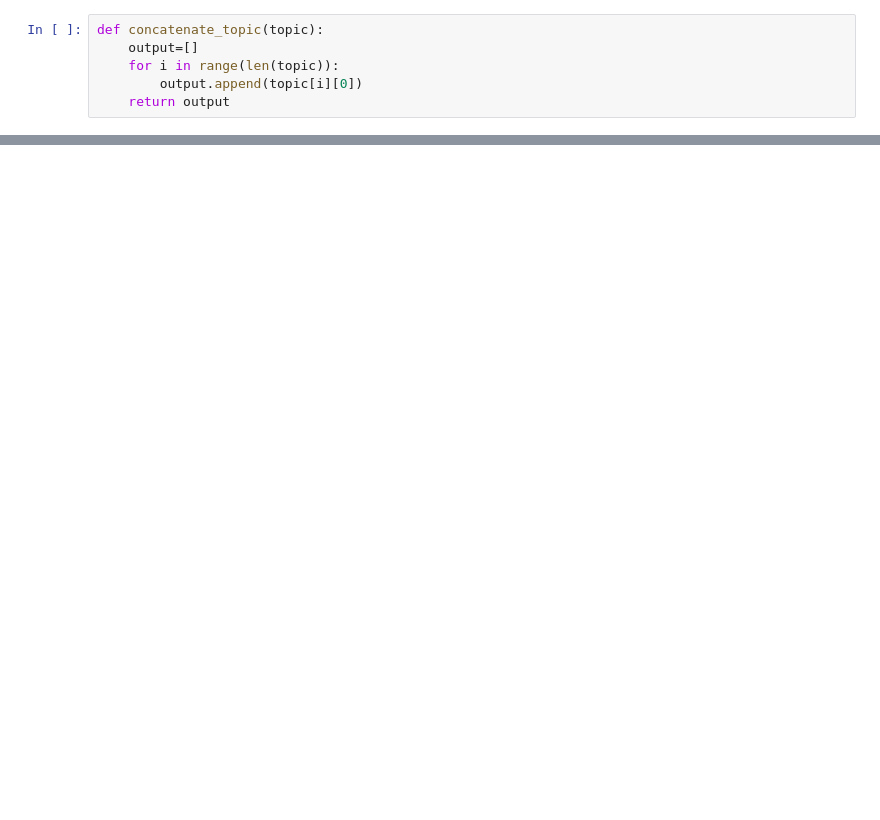
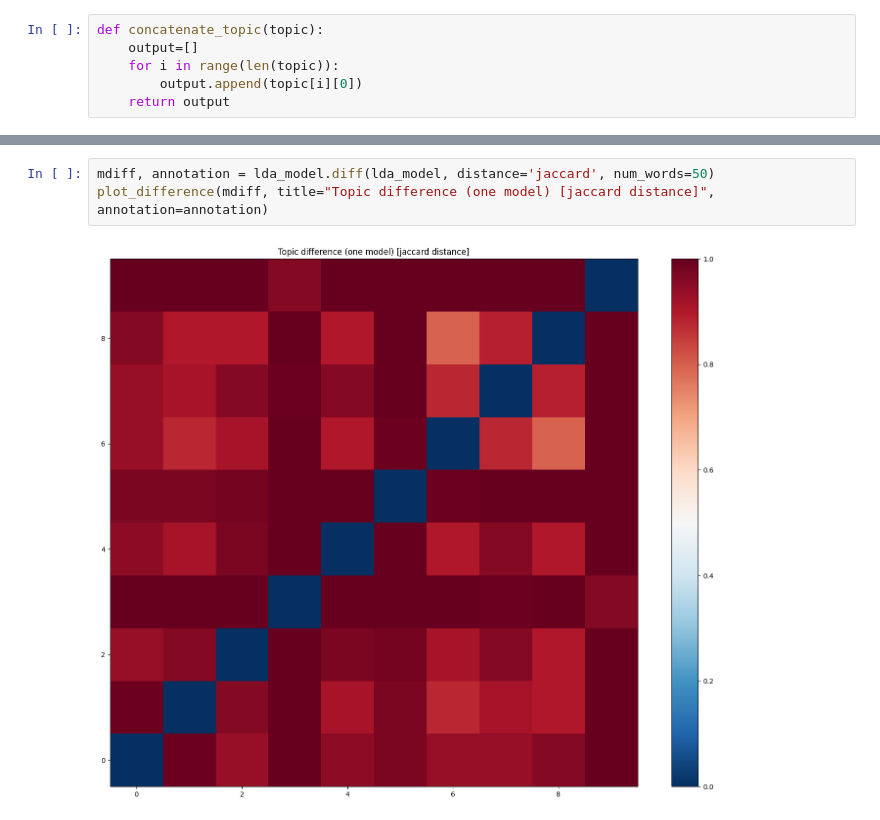
Before and after one commit to mojoee/03_UrbanDevelopmentTaiwan, a Jupyter notebook: LSAJOIN.ipynb, the cells around one changed output, grey strips where cells are left out. Cells and saved outputs as stored; diff of their text form; blank space fills up the shorter version.

```diff
--- a/LSAJOIN.ipynb
+++ b/LSAJOIN.ipynb
@@ -216,0 +336,5 @@ for i in range(num_topics):
+# %%
+mdiff, annotation = lda_model.diff(lda_model, distance='jaccard', num_words=50)
+plot_difference(mdiff, title="Topic difference (one model) [jaccard distance]", annotation=annotation)
+# %% [output]
+[figure, added]
```
Also changed, not shown: parts of 29 cells of this notebook, 3 other files.
